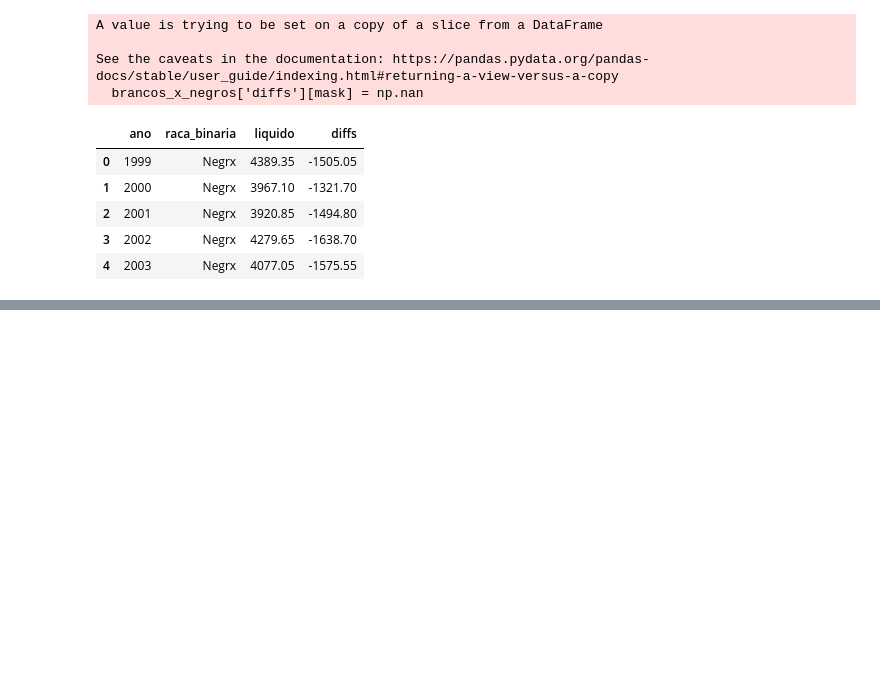
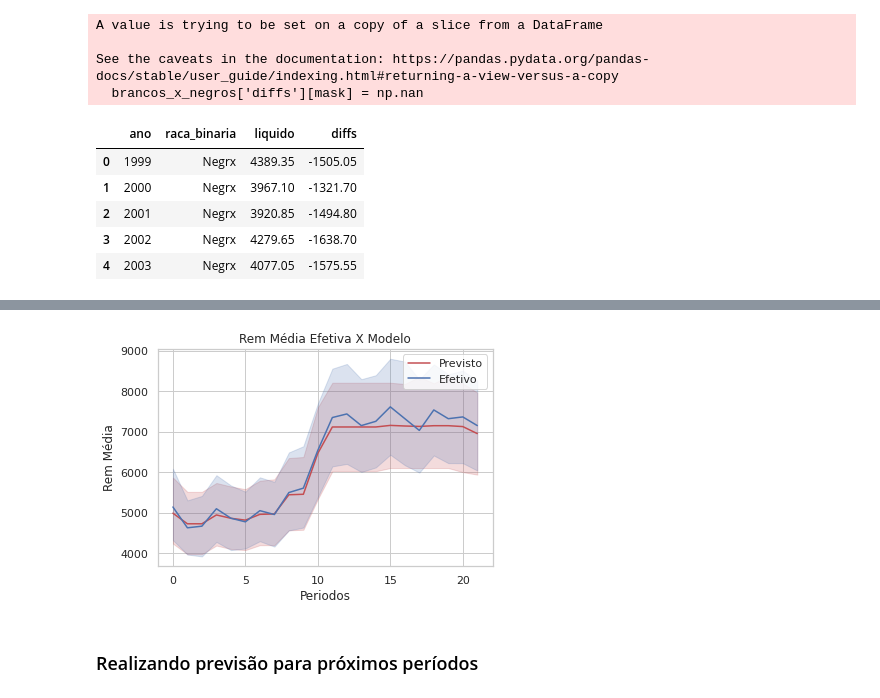
Before and after one commit to JV-Nunes/ANALISE_REM_EXEC, a Jupyter notebook: analise.ipynb, the cells around one changed output, grey strips where cells are left out. Cells and saved outputs as stored; diff of their text form; code cells hidden in the pictures; blank space fills up the shorter version.

```diff
--- a/analise.ipynb
+++ b/analise.ipynb
@@ -173,0 +260,15 @@ plt.show()
+# %%
+preds_2 = xg_reg.predict(X)
+# %%
+sns.lineplot(x=X.t, y=preds_2, color='r', label='Previsto')
+sns.lineplot(x=X.t, y=y, label='Efetivo')
+#sns.lineplot(X_test)
+plt.title('Rem Média Efetiva X Modelo')
+plt.xlabel('Periodos')
+plt.ylabel('Rem Média')
+plt.legend()
+plt.show()
+# %% [output]
+[figure, added]
+# %% [markdown]
+### Realizando previsão para próximos períodos
```
Also changed, not shown: parts of 42 cells of this notebook, 8 other files.
